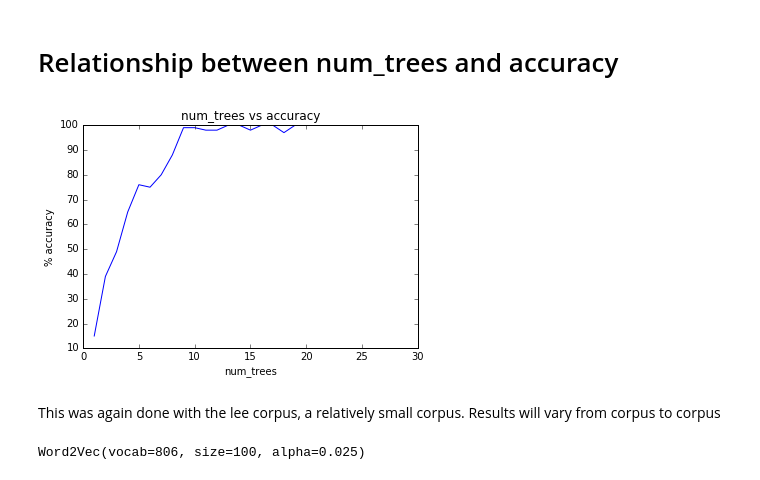
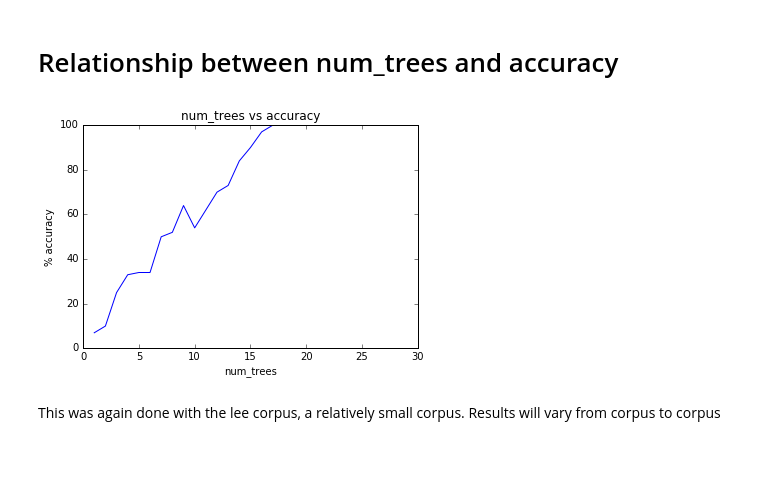
Before and after one commit to piskvorky/gensim, a Jupyter notebook: docs/notebooks/annoytutorial.ipynb, the cells around one changed output. Drawn from its saved outputs; the diff is of its cells as text; code cells hidden in the pictures.

```diff
--- a/docs/notebooks/annoytutorial.ipynb
+++ b/docs/notebooks/annoytutorial.ipynb
@@ -88,5 +85,5 @@ Currently, there is only support for word2vec models and doc2vec models in gensi
 # %%
-from gensim.similarities.index import SimilarityIndex
+from gensim.similarities.index import AnnoyIndexer
 # 100 trees are being used in this example
-annoy_index = SimilarityIndex.build_from_word2vec(model,100)
+annoy_index = AnnoyIndexer(model,100)
 # %% [markdown]
@@ -118,7 +115,7 @@ x_cor = []
 y_cor = []
 for x in range(200):
     start_time = time.time()
-    SimilarityIndex.build_from_word2vec(model, x)
+    AnnoyIndexer(model, x)
     y_cor.append(time.time()-start_time)
     x_cor.append(x)
 
@@ -134,26 +131,22 @@ Initialization time of the annoy indexer increases in a linear fashion with num_
 # %% [markdown]
 # Relationship between num_trees and accuracy
 # %%
-%matplotlib inline
 exact_results = [element[0] for element in model.most_similar([model.syn0norm[0]], topn=100)]
 x_axis = []
 y_axis = []
 for x in range(1,30):
-    annoy_index = SimilarityIndex.build_from_word2vec(model, x)
-    approximate_results = [result[0] for result in annoy_index.most_similar(model.syn0norm[0], 100)]
+    annoy_index = AnnoyIndexer(model, x)
+    approximate_results = model.most_similar([model.syn0norm[0]],topn=100, indexer=annoy_index)
+    top_words = [result[0] for result in approximate_results]
     x_axis.append(x)
-    y_axis.append(len(set(approximate_results).intersection(exact_results)))
+    y_axis.append(len(set(top_words).intersection(exact_results)))
 
 plt.plot(x_axis, y_axis)
 plt.title("num_trees vs accuracy")
 plt.ylabel("% accuracy")
 plt.xlabel("num_trees")
 plt.show()
 # %% [output]
-[figure, old version]
+[figure, new version]
 # %% [markdown]
 This was again done with the lee corpus, a relatively small corpus. Results will vary from corpus to corpus
-# %%
-print model
-# %% [output]
-Word2Vec(vocab=806, size=100, alpha=0.025)
```
Also changed, not shown: parts of 8 cells of this notebook.
